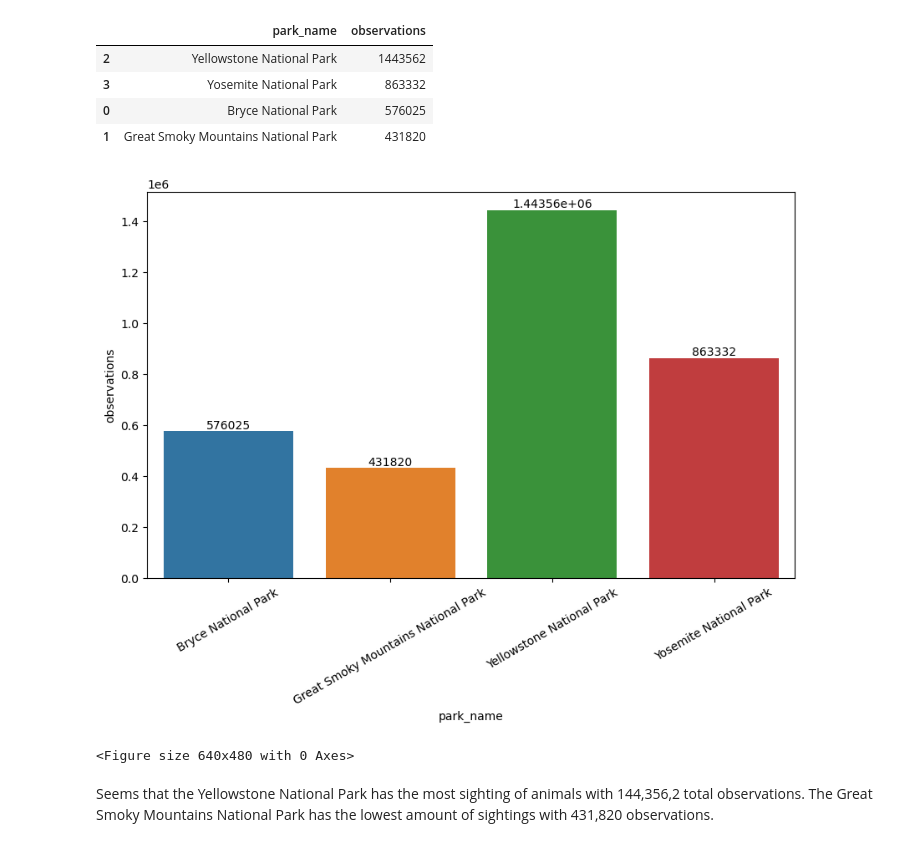
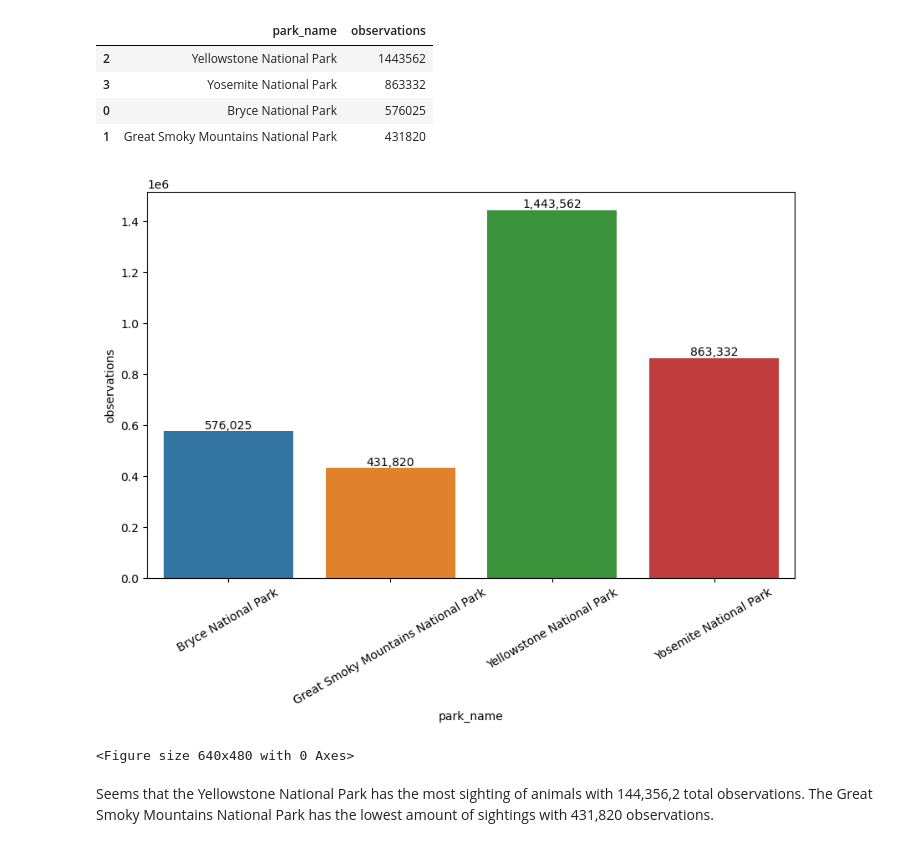
Before and after one commit to YSKAA423/Biodiversity-in-National-Parks, a Jupyter notebook: biodiversity.ipynb, the cells around one changed output. Cells and saved outputs as stored; diff of their text form; code cells hidden in the pictures.

```diff
--- a/biodiversity.ipynb
+++ b/biodiversity.ipynb
@@ -302,12 +302,16 @@ park_obs.sort_values(["observations"],ascending=False)
 # %%
 plt.figure(figsize=(10,6)) # Adjusting the figure for more readability
 ax = sns.barplot(x = 'park_name',y="observations",data = park_obs)
 ax.tick_params(axis='x', rotation=30)
-ax.bar_label(ax.containers[0]) # To show values on each bar
+for container in ax.containers:
+    # Extract observation values specific to this container's hue level
+    observations = [f"{int(obs):,}" for obs in container.datavalues]
+    # Call ax.bar_label with the container and corresponding observations
+    ax.bar_label(container, labels=observations)
 plt.show()
 plt.clf()
 # %% [output]
-[figure, old version]
+[figure, new version]
 <Figure size 640x480 with 0 Axes>
 # %% [markdown]
 Seems that the Yellowstone National Park has the most sighting of animals with 144,356,2 total observations. The Great Smoky Mountains National Park has the lowest amount of sightings with 431,820 observations.
```
Also changed, not shown: parts of 16 cells of this notebook.
